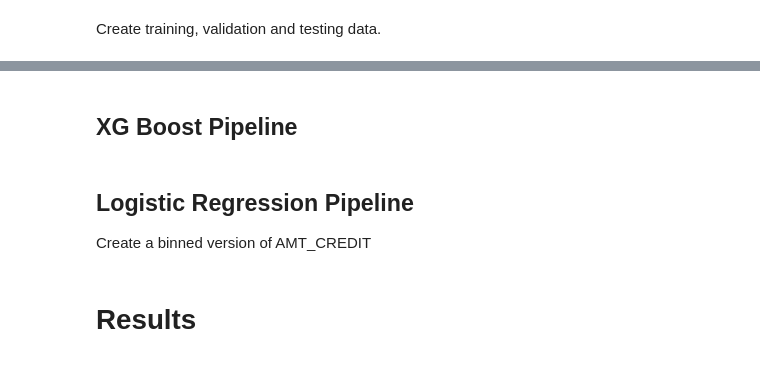
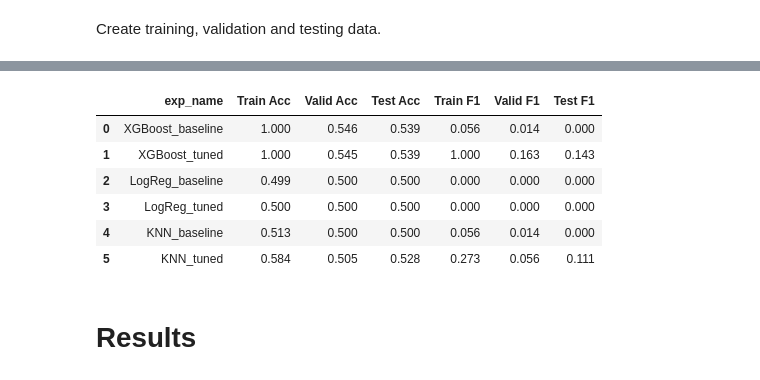
Before and after one commit to pmiller50/IU_AML_SP24_Group9, a Jupyter notebook: Group9_Phase_3_HCDR-Features.ipynb, the cells around one changed output, grey strips where cells are left out. Drawn from its saved outputs; the diff is of its cells as text; code cells hidden in the pictures.

Commit message:
Added baseline models and log of results

```diff
--- a/Group9_Phase_3_HCDR-Features.ipynb
+++ b/Group9_Phase_3_HCDR-Features.ipynb
@@ -431,0 +809,12 @@ Code adapted from `HW04-LinRegrBoston_Bike-Demand.ipynb`
+# %%
+exp_name = "LogReg_tuned"
+
+expLog.loc[len(expLog)] = [f"{exp_name}"] + list(np.round(
+               [roc_auc_score(y_train, best_logreg_pipeline.predict(X_train)),
+                roc_auc_score(y_valid, best_logreg_pipeline.predict(X_valid)),
+                roc_auc_score(y_test, best_logreg_pipeline.predict(X_test)),
+                f1_score(y_train, best_logreg_pipeline.predict(X_train)),
+                f1_score(y_valid, best_logreg_pipeline.predict(X_valid)),
+                f1_score(y_test, best_logreg_pipeline.predict(X_test))],
+    4))
+expLog
@@ -431,0 +875,12 @@ Code adapted from `HW04-LinRegrBoston_Bike-Demand.ipynb`
+# %%
+exp_name = "KNN_baseline"
+
+expLog.loc[len(expLog)] = [f"{exp_name}"] + list(np.round(
+               [roc_auc_score(y_train, knn_model.predict(X_train)),
+                roc_auc_score(y_valid, knn_model.predict(X_valid)),
+                roc_auc_score(y_test, knn_model.predict(X_test)),
+                f1_score(y_train, knn_model.predict(X_train)),
+                f1_score(y_valid, knn_model.predict(X_valid)),
+                f1_score(y_test, knn_model.predict(X_test))],
+    4))
+expLog
@@ -432,30 +927,31 @@ Code adapted from `HW04-LinRegrBoston_Bike-Demand.ipynb`
 # %%
-try:
-    del expLog
-except:
-    pass
-
-exp_name = "knn_baseline"
+exp_name = "KNN_tuned"
 try:
     expLog
 except NameError:
     expLog = DataFrame(columns=["exp_name",
                                    "Train Acc",
                                    "Valid Acc",
                                    "Test  Acc",
                                    "Train F1",
                                    "Valid F1",
                                    "Test  F1"
                                   ])
 
 expLog.loc[len(expLog)] = [f"{exp_name}"] + list(np.round(
-               [accuracy_score(y_train, knn_model.predict(X_train)),
-                accuracy_score(y_valid, knn_model.predict(X_valid)),
-                accuracy_score(y_test, knn_model.predict(X_test)),
-                f1_score(y_train, knn_model.predict(X_train)),
-                f1_score(y_valid, knn_model.predict(X_valid)),
-                f1_score(y_test, knn_model.predict(X_test))],
+               [roc_auc_score(y_train, best_knn_pipeline.predict(X_train)),
+                roc_auc_score(y_valid, best_knn_pipeline.predict(X_valid)),
+                roc_auc_score(y_test, best_knn_pipeline.predict(X_test)),
+                f1_score(y_train, best_knn_pipeline.predict(X_train)),
+                f1_score(y_valid, best_knn_pipeline.predict(X_valid)),
+                f1_score(y_test, best_knn_pipeline.predict(X_test))],
     4))
 expLog
+# %% [output]
+|  | exp_name | Train Acc | Valid Acc | Test Acc | Train F1 | Valid F1 | Test F1 |
+| 0 | XGBoost_baseline | 1.000 | 0.546 | 0.539 | 0.056 | 0.014 | 0.000 |
+| 1 | XGBoost_tuned | 1.000 | 0.545 | 0.539 | 1.000 | 0.163 | 0.143 |
+| 2 | LogReg_baseline | 0.499 | 0.500 | 0.500 | 0.000 | 0.000 | 0.000 |
+| 3 | LogReg_tuned | 0.500 | 0.500 | 0.500 | 0.000 | 0.000 | 0.000 |
+| 4 | KNN_baseline | 0.513 | 0.500 | 0.500 | 0.056 | 0.014 | 0.000 |
+| 5 | KNN_tuned | 0.584 | 0.505 | 0.528 | 0.273 | 0.056 | 0.111 |
-# %% [markdown]
-## XG Boost Pipeline
@@ -496,4 +957,0 @@ expLog
-# %% [markdown]
-## Logistic Regression Pipeline
-
-Create a binned version of AMT_CREDIT
```
Also changed, not shown: parts of 71 cells of this notebook, 1 other file.
